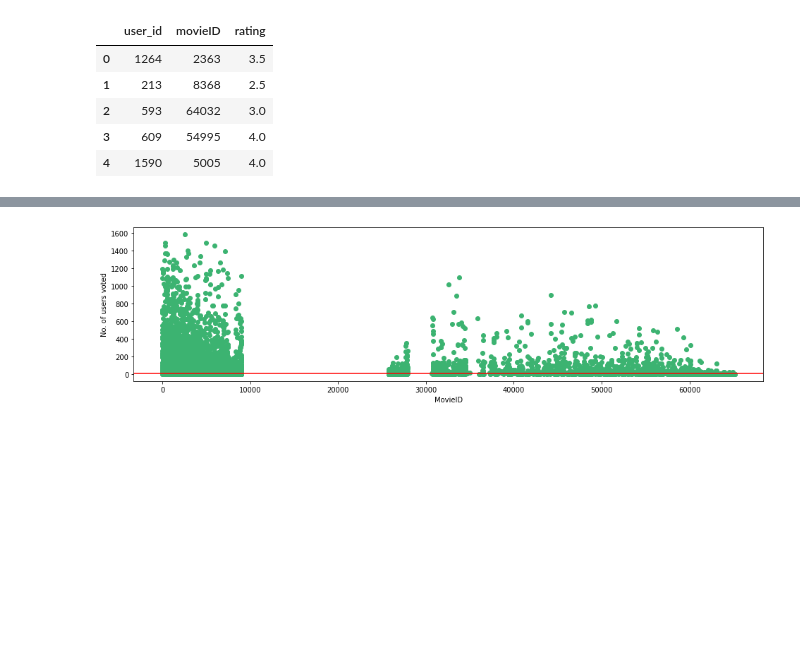
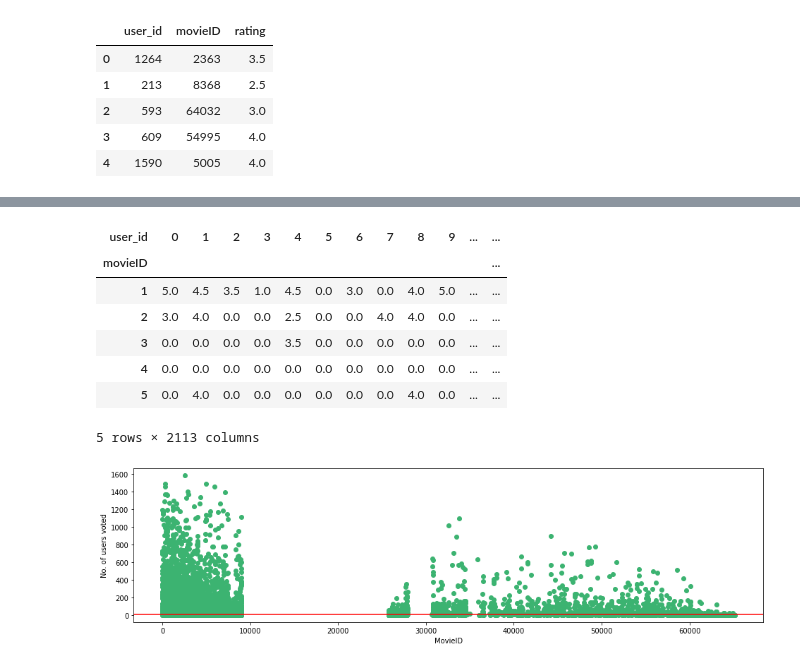
Before and after one commit to yuayixio/MovieRatingPredictor, a Jupyter notebook: notebooks/ContentbasedFiltering/ItemBasedFiltering.ipynb, the cells around one changed output, grey strips where cells are left out. Cells and saved outputs as stored; diff of their text form; code cells hidden in the pictures; blank space fills up the shorter version.

```diff
--- a/notebooks/ContentbasedFiltering/ItemBasedFiltering.ipynb
+++ b/notebooks/ContentbasedFiltering/ItemBasedFiltering.ipynb
@@ -12,8 +12,8 @@ from sklearn.neighbors import NearestNeighbors
 import matplotlib.pyplot as plt
 import seaborn as sns
 # %%
-movies = pd.read_csv('../data/raw/movies.csv', sep=',')
-ratings = pd.read_csv('../data/raw/ratings.csv', sep=',')
+movies = pd.read_csv('../../data/raw/movies.csv', sep=',')
+ratings = pd.read_csv('../../data/raw/ratings.csv', sep=',')
 # %%
 ratings.head()
 # %% [output]
@@ -38,6 +38,17 @@ movies = movies.rename(columns = {'id':'movieID'})
 final_dataset = ratings.pivot(index='movieID',columns='user_id',values='rating')
 # %%
 final_dataset.fillna(0,inplace=True)
+# %%
+final_dataset.head()
+# %% [output]
+| user_id | 0 | 1 | 2 | 3 | 4 | 5 | 6 | 7 | 8 | 9 | ... | ... |
+| movieID |  |  |  |  |  |  |  |  |  |  |  | ... |
+| 1 | 5.0 | 4.5 | 3.5 | 1.0 | 4.5 | 0.0 | 3.0 | 0.0 | 4.0 | 5.0 | ... | ... |
+| 2 | 3.0 | 4.0 | 0.0 | 0.0 | 2.5 | 0.0 | 0.0 | 4.0 | 4.0 | 0.0 | ... | ... |
+| 3 | 0.0 | 0.0 | 0.0 | 0.0 | 3.5 | 0.0 | 0.0 | 0.0 | 0.0 | 0.0 | ... | ... |
+| 4 | 0.0 | 0.0 | 0.0 | 0.0 | 0.0 | 0.0 | 0.0 | 0.0 | 0.0 | 0.0 | ... | ... |
+| 5 | 0.0 | 4.0 | 0.0 | 0.0 | 0.0 | 0.0 | 0.0 | 0.0 | 4.0 | 0.0 | ... | ... |
+5 rows × 2113 columns
 # %%
 no_user_voted = ratings.groupby('movieID')['rating'].agg('count')
 no_movies_voted = ratings.groupby('user_id')['rating'].agg('count')
```
Also changed, not shown: parts of 4 cells of this notebook, 2 other files.
